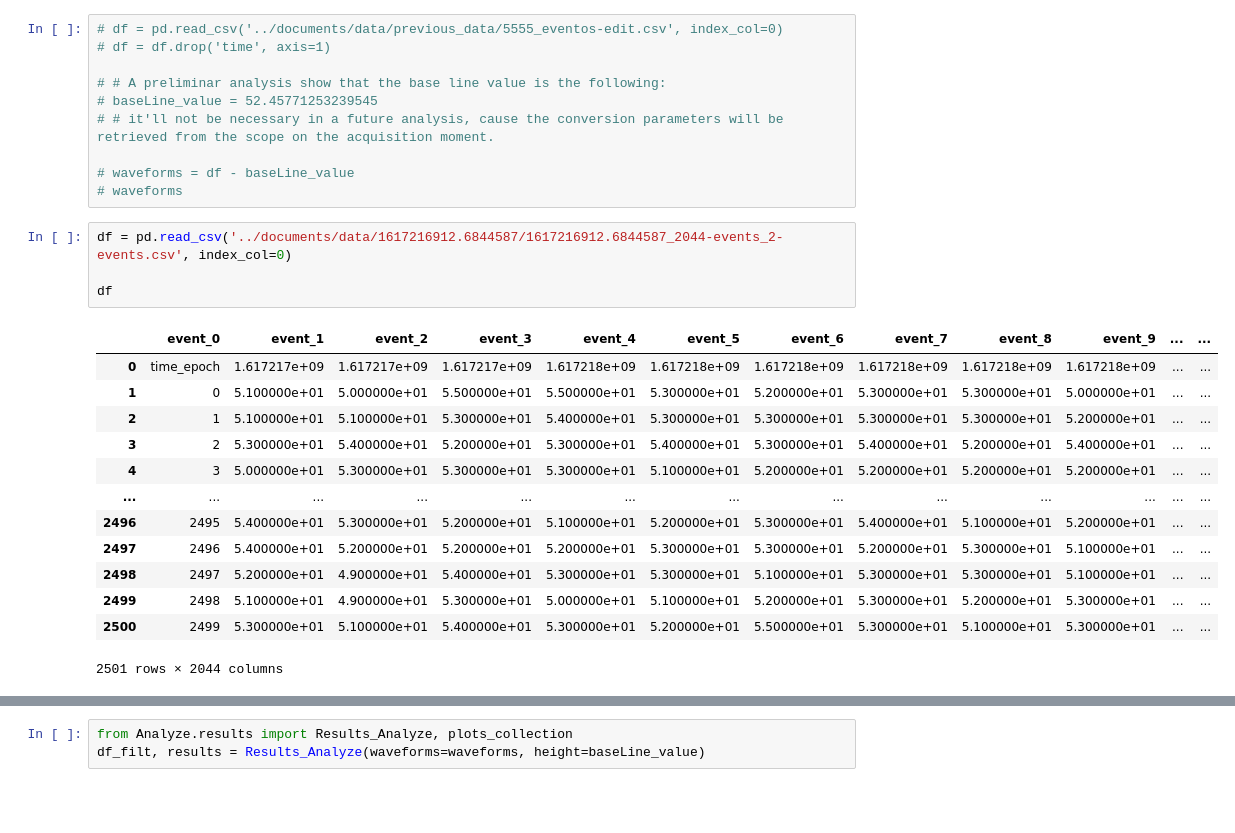
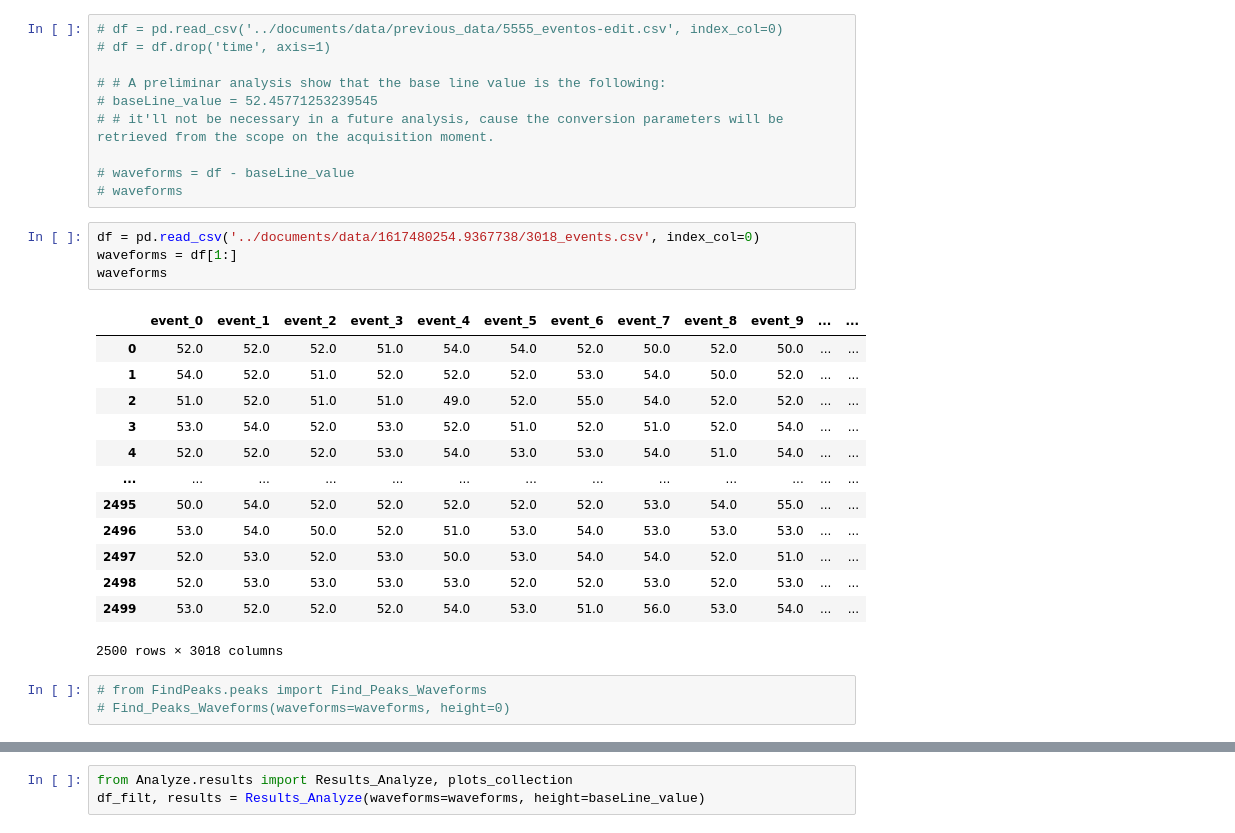
Before and after one commit to afauth/mudecay, a Jupyter notebook: MuonDecay/data_analyze/analyze.ipynb, the cells around one changed output, grey strips where cells are left out. Drawn from its saved outputs; the diff is of its cells as text; blank space fills up the shorter version.

Commit message:
Join separated waveforms
Join separated waveforms

```diff
--- a/MuonDecay/data_analyze/analyze.ipynb
+++ b/MuonDecay/data_analyze/analyze.ipynb
@@ -15,20 +15,23 @@ from scipy.signal import find_peaks
 # waveforms = df - baseLine_value
 # waveforms
 # %%
-df = pd.read_csv('../documents/data/1617216912.6844587/1617216912.6844587_2044-events_2-events.csv', index_col=0)
-
-df
+df = pd.read_csv('../documents/data/1617480254.9367738/3018_events.csv', index_col=0)
+waveforms = df[1:]
+waveforms
 # %% [output]
 |  | event_0 | event_1 | event_2 | event_3 | event_4 | event_5 | event_6 | event_7 | event_8 | event_9 | ... | ... |
-| 0 | time_epoch | 1.617217e+09 | 1.617217e+09 | 1.617217e+09 | 1.617218e+09 | 1.617218e+09 | 1.617218e+09 | 1.617218e+09 | 1.617218e+09 | 1.617218e+09 | ... | ... |
-| 1 | 0 | 5.100000e+01 | 5.000000e+01 | 5.500000e+01 | 5.500000e+01 | 5.300000e+01 | 5.200000e+01 | 5.300000e+01 | 5.300000e+01 | 5.000000e+01 | ... | ... |
-| 2 | 1 | 5.100000e+01 | 5.100000e+01 | 5.300000e+01 | 5.400000e+01 | 5.300000e+01 | 5.300000e+01 | 5.300000e+01 | 5.300000e+01 | 5.200000e+01 | ... | ... |
-| 3 | 2 | 5.300000e+01 | 5.400000e+01 | 5.200000e+01 | 5.300000e+01 | 5.400000e+01 | 5.300000e+01 | 5.400000e+01 | 5.200000e+01 | 5.400000e+01 | ... | ... |
-| 4 | 3 | 5.000000e+01 | 5.300000e+01 | 5.300000e+01 | 5.300000e+01 | 5.100000e+01 | 5.200000e+01 | 5.200000e+01 | 5.200000e+01 | 5.200000e+01 | ... | ... |
+| 0 | 52.0 | 52.0 | 52.0 | 51.0 | 54.0 | 54.0 | 52.0 | 50.0 | 52.0 | 50.0 | ... | ... |
+| 1 | 54.0 | 52.0 | 51.0 | 52.0 | 52.0 | 52.0 | 53.0 | 54.0 | 50.0 | 52.0 | ... | ... |
+| 2 | 51.0 | 52.0 | 51.0 | 51.0 | 49.0 | 52.0 | 55.0 | 54.0 | 52.0 | 52.0 | ... | ... |
+| 3 | 53.0 | 54.0 | 52.0 | 53.0 | 52.0 | 51.0 | 52.0 | 51.0 | 52.0 | 54.0 | ... | ... |
+| 4 | 52.0 | 52.0 | 52.0 | 53.0 | 54.0 | 53.0 | 53.0 | 54.0 | 51.0 | 54.0 | ... | ... |
 | ... | ... | ... | ... | ... | ... | ... | ... | ... | ... | ... | ... | ... |
-| 2496 | 2495 | 5.400000e+01 | 5.300000e+01 | 5.200000e+01 | 5.100000e+01 | 5.200000e+01 | 5.300000e+01 | 5.400000e+01 | 5.100000e+01 | 5.200000e+01 | ... | ... |
-| 2497 | 2496 | 5.400000e+01 | 5.200000e+01 | 5.200000e+01 | 5.200000e+01 | 5.300000e+01 | 5.300000e+01 | 5.200000e+01 | 5.300000e+01 | 5.100000e+01 | ... | ... |
-| 2498 | 2497 | 5.200000e+01 | 4.900000e+01 | 5.400000e+01 | 5.300000e+01 | 5.300000e+01 | 5.100000e+01 | 5.300000e+01 | 5.300000e+01 | 5.100000e+01 | ... | ... |
-| 2499 | 2498 | 5.100000e+01 | 4.900000e+01 | 5.300000e+01 | 5.000000e+01 | 5.100000e+01 | 5.200000e+01 | 5.300000e+01 | 5.200000e+01 | 5.300000e+01 | ... | ... |
-| 2500 | 2499 | 5.300000e+01 | 5.100000e+01 | 5.400000e+01 | 5.300000e+01 | 5.200000e+01 | 5.500000e+01 | 5.300000e+01 | 5.100000e+01 | 5.300000e+01 | ... | ... |
+| 2495 | 50.0 | 54.0 | 52.0 | 52.0 | 52.0 | 52.0 | 52.0 | 53.0 | 54.0 | 55.0 | ... | ... |
+| 2496 | 53.0 | 54.0 | 50.0 | 52.0 | 51.0 | 53.0 | 54.0 | 53.0 | 53.0 | 53.0 | ... | ... |
+| 2497 | 52.0 | 53.0 | 52.0 | 53.0 | 50.0 | 53.0 | 54.0 | 54.0 | 52.0 | 51.0 | ... | ... |
+| 2498 | 52.0 | 53.0 | 53.0 | 53.0 | 53.0 | 52.0 | 52.0 | 53.0 | 52.0 | 53.0 | ... | ... |
+| 2499 | 53.0 | 52.0 | 52.0 | 52.0 | 54.0 | 53.0 | 51.0 | 56.0 | 53.0 | 54.0 | ... | ... |
-2501 rows × 2044 columns
+2500 rows × 3018 columns
+# %%
+# from FindPeaks.peaks import Find_Peaks_Waveforms
+# Find_Peaks_Waveforms(waveforms=waveforms, height=0)
```
Also changed, not shown: parts of 23 cells of this notebook, 4 other files.
